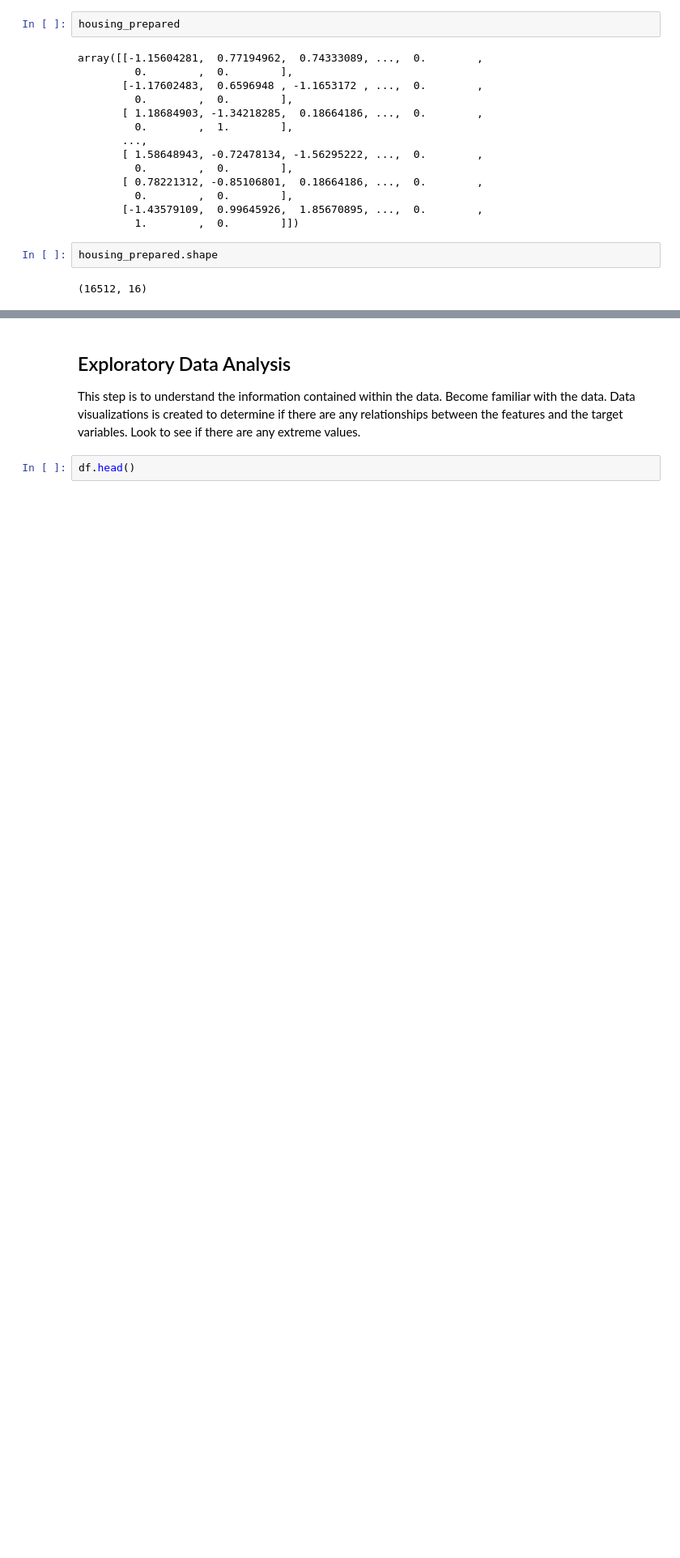
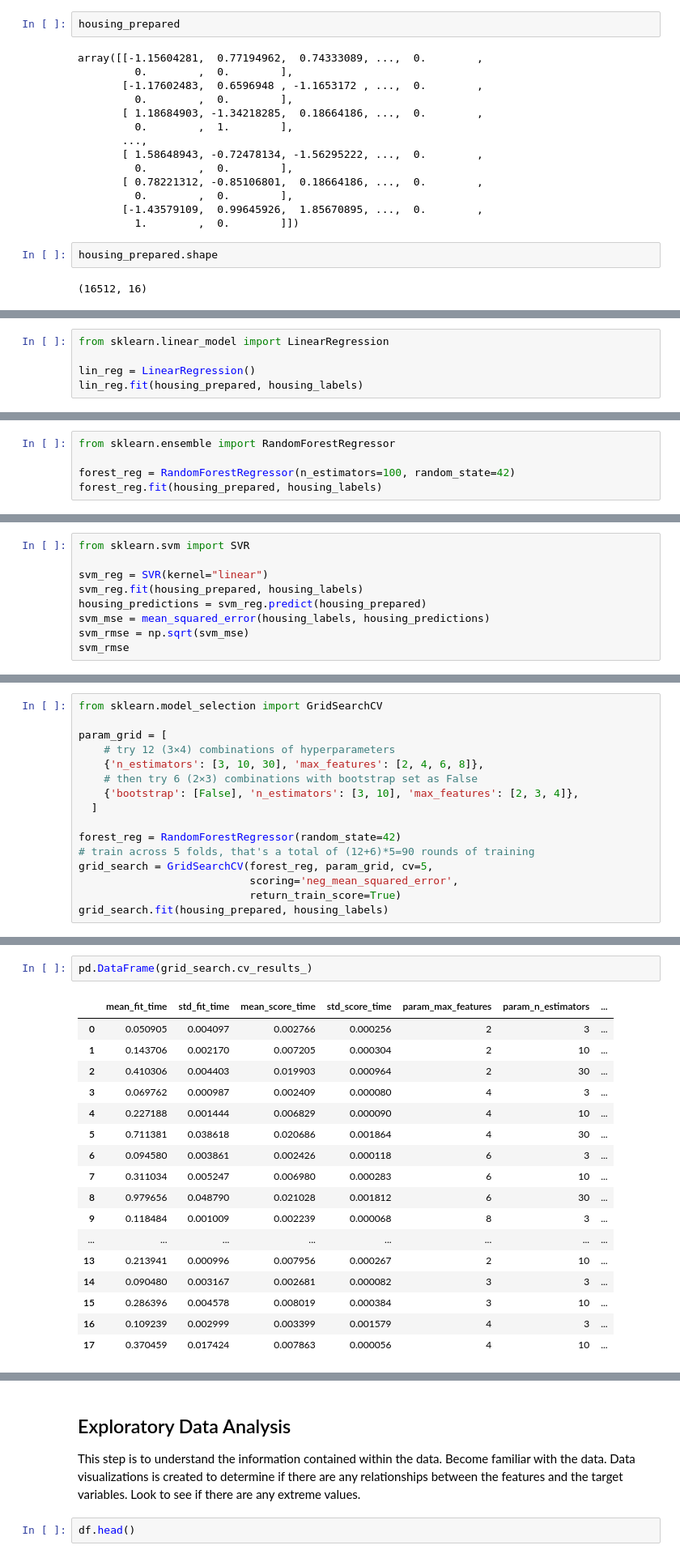
Before and after one commit to ghcn345/California-Housing-Prices-Prediction, a Jupyter notebook: Housing Prices Prediction.ipynb, the cells around one changed output, grey strips where cells are left out. Shown at 81% size. Saved outputs shown, nothing was run; the diff lists cells and outputs as text; blank space fills up the shorter version.

```diff
--- a/Housing Prices Prediction.ipynb
+++ b/Housing Prices Prediction.ipynb
@@ -453,0 +456,5 @@ housing_prepared.shape
+# %%
+from sklearn.linear_model import LinearRegression
+
+lin_reg = LinearRegression()
+lin_reg.fit(housing_prepared, housing_labels)
@@ -453,0 +516,5 @@ housing_prepared.shape
+# %%
+from sklearn.ensemble import RandomForestRegressor
+
+forest_reg = RandomForestRegressor(n_estimators=100, random_state=42)
+forest_reg.fit(housing_prepared, housing_labels)
@@ -453,0 +556,9 @@ housing_prepared.shape
+# %%
+from sklearn.svm import SVR
+
+svm_reg = SVR(kernel="linear")
+svm_reg.fit(housing_prepared, housing_labels)
+housing_predictions = svm_reg.predict(housing_prepared)
+svm_mse = mean_squared_error(housing_labels, housing_predictions)
+svm_rmse = np.sqrt(svm_mse)
+svm_rmse
@@ -453,0 +567,16 @@ housing_prepared.shape
+# %%
+from sklearn.model_selection import GridSearchCV
+
+param_grid = [
+    # try 12 (3×4) combinations of hyperparameters
+    {'n_estimators': [3, 10, 30], 'max_features': [2, 4, 6, 8]},
+    # then try 6 (2×3) combinations with bootstrap set as False
+    {'bootstrap': [False], 'n_estimators': [3, 10], 'max_features': [2, 3, 4]},
+  ]
+
+forest_reg = RandomForestRegressor(random_state=42)
+# train across 5 folds, that's a total of (12+6)*5=90 rounds of training
+grid_search = GridSearchCV(forest_reg, param_grid, cv=5,
+                           scoring='neg_mean_squared_error',
+                           return_train_score=True)
+grid_search.fit(housing_prepared, housing_labels)
@@ -453,0 +625,20 @@ housing_prepared.shape
+# %%
+pd.DataFrame(grid_search.cv_results_)
+# %% [output]
+|  | mean_fit_time | std_fit_time | mean_score_time | std_score_time | param_max_features | param_n_estimators | ... |
+| 0 | 0.050905 | 0.004097 | 0.002766 | 0.000256 | 2 | 3 | ... |
+| 1 | 0.143706 | 0.002170 | 0.007205 | 0.000304 | 2 | 10 | ... |
+| 2 | 0.410306 | 0.004403 | 0.019903 | 0.000964 | 2 | 30 | ... |
+| 3 | 0.069762 | 0.000987 | 0.002409 | 0.000080 | 4 | 3 | ... |
+| 4 | 0.227188 | 0.001444 | 0.006829 | 0.000090 | 4 | 10 | ... |
+| 5 | 0.711381 | 0.038618 | 0.020686 | 0.001864 | 4 | 30 | ... |
+| 6 | 0.094580 | 0.003861 | 0.002426 | 0.000118 | 6 | 3 | ... |
+| 7 | 0.311034 | 0.005247 | 0.006980 | 0.000283 | 6 | 10 | ... |
+| 8 | 0.979656 | 0.048790 | 0.021028 | 0.001812 | 6 | 30 | ... |
+| 9 | 0.118484 | 0.001009 | 0.002239 | 0.000068 | 8 | 3 | ... |
+| ... | ... | ... | ... | ... | ... | ... | ... |
+| 13 | 0.213941 | 0.000996 | 0.007956 | 0.000267 | 2 | 10 | ... |
+| 14 | 0.090480 | 0.003167 | 0.002681 | 0.000082 | 3 | 3 | ... |
+| 15 | 0.286396 | 0.004578 | 0.008019 | 0.000384 | 3 | 10 | ... |
+| 16 | 0.109239 | 0.002999 | 0.003399 | 0.001579 | 4 | 3 | ... |
+| 17 | 0.370459 | 0.017424 | 0.007863 | 0.000056 | 4 | 10 | ... |
```
Also changed, not shown: parts of 34 cells of this notebook.
